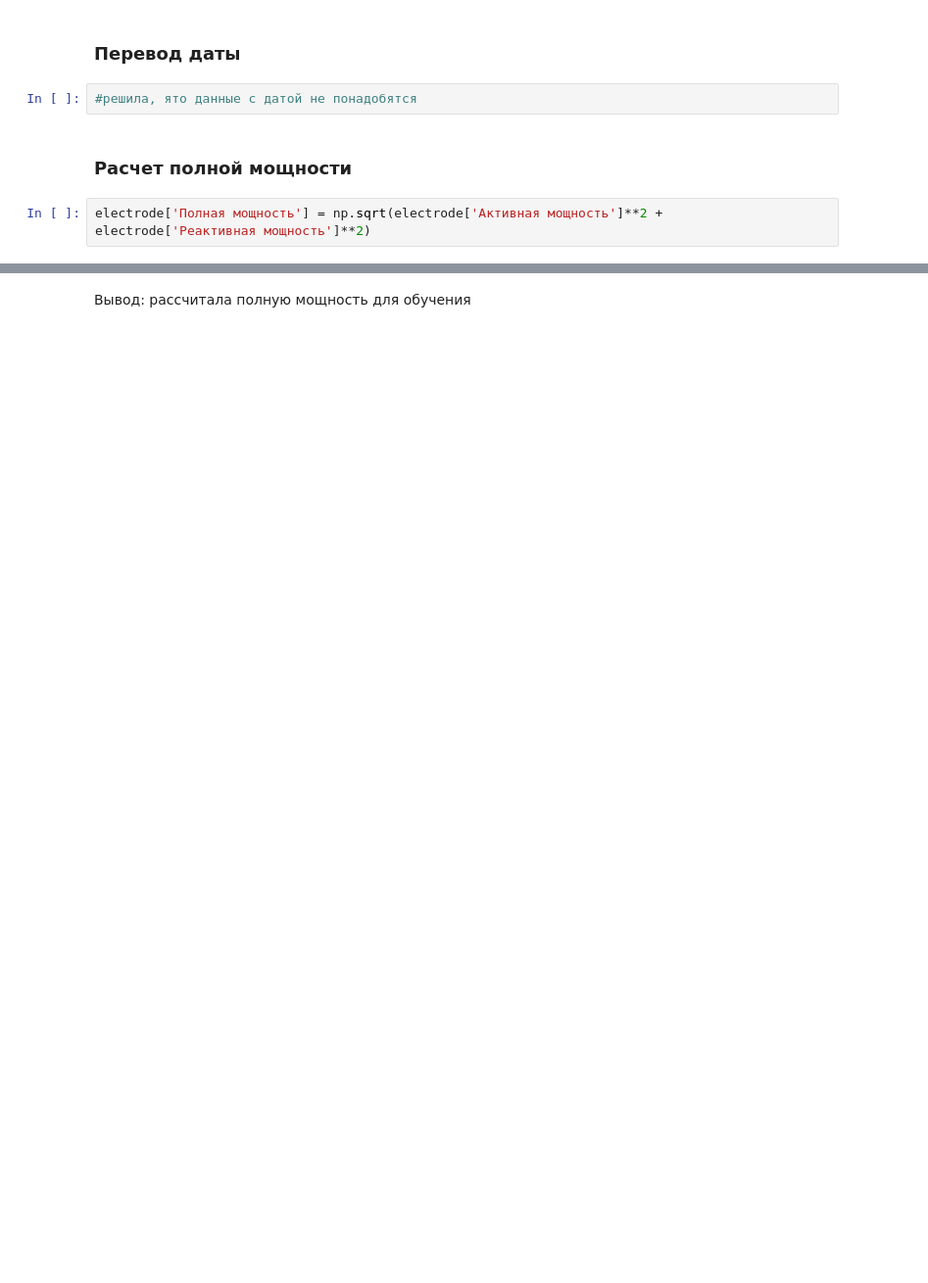
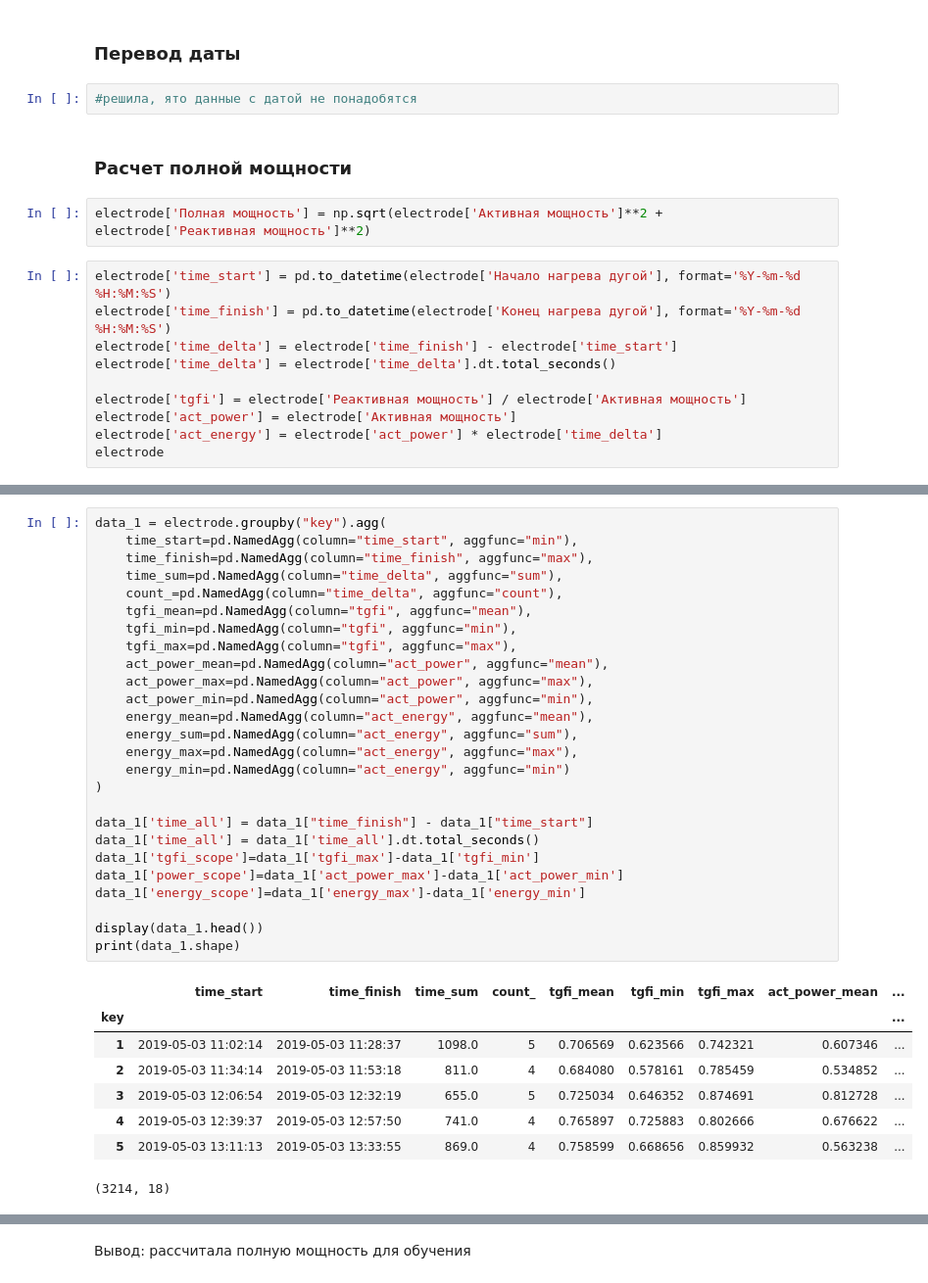
Before and after one commit to ellyalalala/IndustrySteelTemperature, a Jupyter notebook: IndustrySteelTemperature.ipynb, the cells around one changed output, grey strips where cells are left out. Shown at 98% size. Cells and saved outputs as stored; diff of their text form; blank space fills up the shorter version.

```diff
--- a/IndustrySteelTemperature.ipynb
+++ b/IndustrySteelTemperature.ipynb
@@ -576,3 +661,13 @@ provol_material_ob
 ### Расчет полной мощности
 # %%
 electrode['Полная мощность'] = np.sqrt(electrode['Активная мощность']**2 + electrode['Реактивная мощность']**2)
+# %%
+electrode['time_start'] = pd.to_datetime(electrode['Начало нагрева дугой'], format='%Y-%m-%d %H:%M:%S')
+electrode['time_finish'] = pd.to_datetime(electrode['Конец нагрева дугой'], format='%Y-%m-%d %H:%M:%S')
+electrode['time_delta'] = electrode['time_finish'] - electrode['time_start']
+electrode['time_delta'] = electrode['time_delta'].dt.total_seconds()
+
+electrode['tgfi'] = electrode['Реактивная мощность'] / electrode['Активная мощность']
+electrode['act_power'] = electrode['Активная мощность']
+electrode['act_energy'] = electrode['act_power'] * electrode['time_delta']
+electrode
@@ -579,3 +688,38 @@ electrode['Полная мощность'] = np.sqrt(electrode['Активная
+# %%
+data_1 = electrode.groupby("key").agg(
+    time_start=pd.NamedAgg(column="time_start", aggfunc="min"),
+    time_finish=pd.NamedAgg(column="time_finish", aggfunc="max"),
+    time_sum=pd.NamedAgg(column="time_delta", aggfunc="sum"),
+    count_=pd.NamedAgg(column="time_delta", aggfunc="count"),
+    tgfi_mean=pd.NamedAgg(column="tgfi", aggfunc="mean"),
+    tgfi_min=pd.NamedAgg(column="tgfi", aggfunc="min"),
+    tgfi_max=pd.NamedAgg(column="tgfi", aggfunc="max"),
+    act_power_mean=pd.NamedAgg(column="act_power", aggfunc="mean"),
+    act_power_max=pd.NamedAgg(column="act_power", aggfunc="max"),
+    act_power_min=pd.NamedAgg(column="act_power", aggfunc="min"),
+    energy_mean=pd.NamedAgg(column="act_energy", aggfunc="mean"),
+    energy_sum=pd.NamedAgg(column="act_energy", aggfunc="sum"),
+    energy_max=pd.NamedAgg(column="act_energy", aggfunc="max"),
+    energy_min=pd.NamedAgg(column="act_energy", aggfunc="min")
+)
+
+data_1['time_all'] = data_1["time_finish"] - data_1["time_start"]
+data_1['time_all'] = data_1['time_all'].dt.total_seconds()
+data_1['tgfi_scope']=data_1['tgfi_max']-data_1['tgfi_min']
+data_1['power_scope']=data_1['act_power_max']-data_1['act_power_min']
+data_1['energy_scope']=data_1['energy_max']-data_1['energy_min']
+
+display(data_1.head())
+print(data_1.shape)
+# %% [output]
+|  | time_start | time_finish | time_sum | count_ | tgfi_mean | tgfi_min | tgfi_max | act_power_mean | ... |
+| key |  |  |  |  |  |  |  |  | ... |
+| 1 | 2019-05-03 11:02:14 | 2019-05-03 11:28:37 | 1098.0 | 5 | 0.706569 | 0.623566 | 0.742321 | 0.607346 | ... |
+| 2 | 2019-05-03 11:34:14 | 2019-05-03 11:53:18 | 811.0 | 4 | 0.684080 | 0.578161 | 0.785459 | 0.534852 | ... |
+| 3 | 2019-05-03 12:06:54 | 2019-05-03 12:32:19 | 655.0 | 5 | 0.725034 | 0.646352 | 0.874691 | 0.812728 | ... |
+| 4 | 2019-05-03 12:39:37 | 2019-05-03 12:57:50 | 741.0 | 4 | 0.765897 | 0.725883 | 0.802666 | 0.676622 | ... |
+| 5 | 2019-05-03 13:11:13 | 2019-05-03 13:33:55 | 869.0 | 4 | 0.758599 | 0.668656 | 0.859932 | 0.563238 | ... |
+(3214, 18)
 # %%
 electrode
 # %% [output]
```
Also changed, not shown: parts of 77 cells of this notebook, 1 other file.
